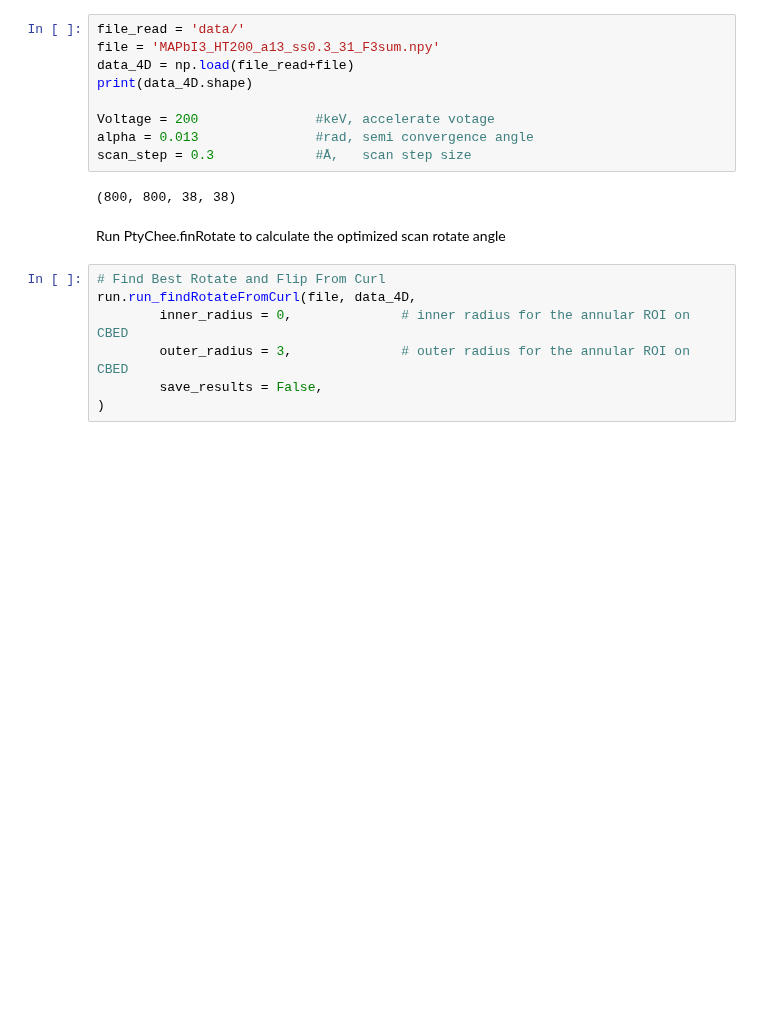
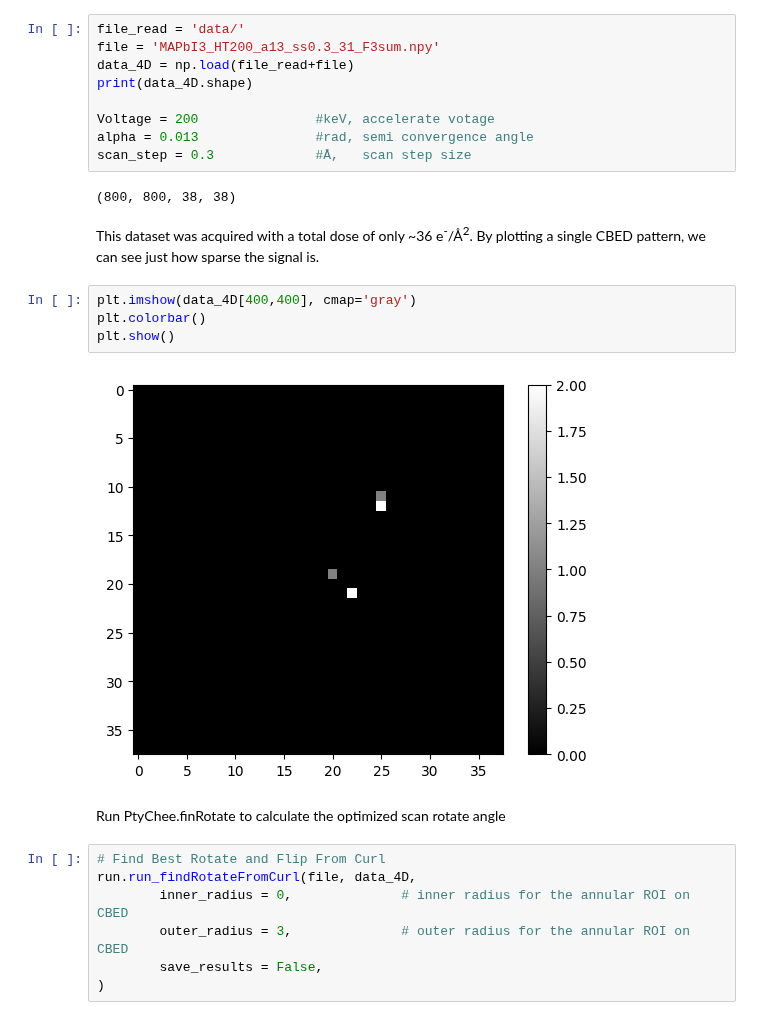
Before and after one commit to Longicorn209/Ptychee-Demo, a Jupyter notebook: run_ptyChee_01_findRotate_and_iCoM_MAPbI3_F3sum.ipynb, the cells around one changed output. Drawn from its saved outputs; the diff is of its cells as text; blank space fills up the shorter version.

```diff
--- a/run_ptyChee_01_findRotate_and_iCoM_MAPbI3_F3sum.ipynb
+++ b/run_ptyChee_01_findRotate_and_iCoM_MAPbI3_F3sum.ipynb
@@ -21,6 +22,14 @@ alpha = 0.013               #rad, semi convergence angle
 scan_step = 0.3             #Å,   scan step size
 # %% [output]
 (800, 800, 38, 38)
+# %% [markdown]
+This dataset was acquired with a total dose of only ~36 e<sup>-</sup>/Å<sup>2</sup>. By plotting a single CBED pattern, we can see just how sparse the signal is.
+# %%
+plt.imshow(data_4D[400,400], cmap='gray')
+plt.colorbar()
+plt.show()
+# %% [output]
+[figure, added]
 # %% [markdown]
 Run PtyChee.finRotate to calculate the optimized scan rotate angle
 # %%
```
Also changed, not shown: parts of 3 cells of this notebook.
